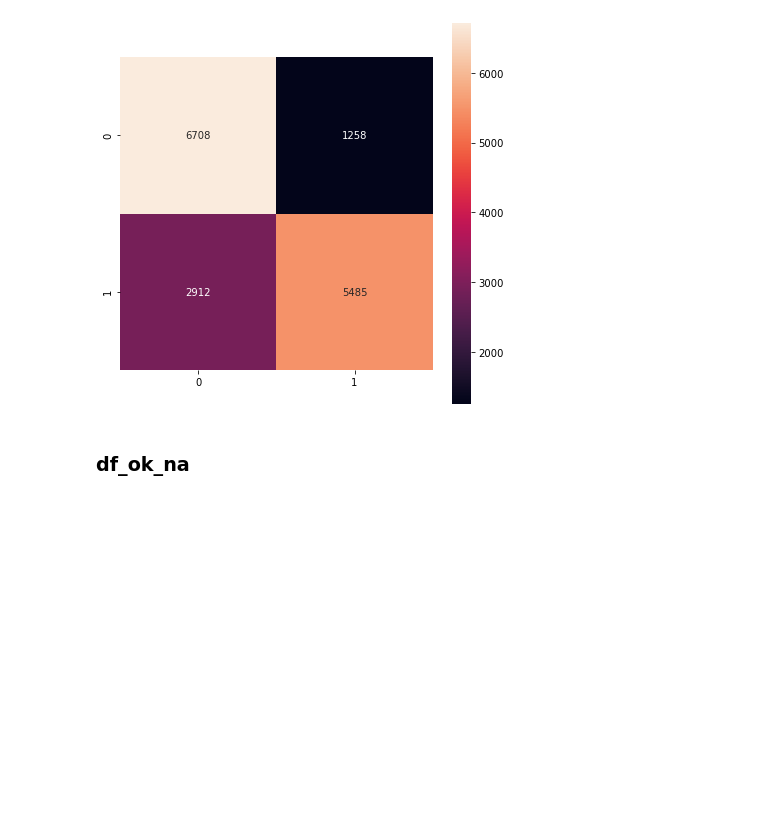
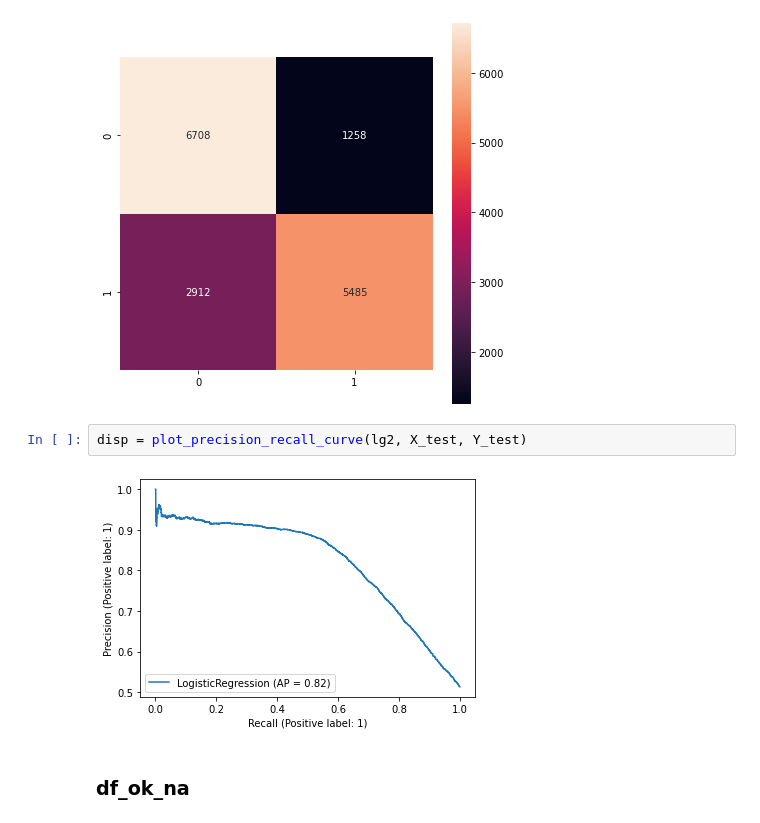
Before and after one commit to JavierAlvarezBenito/Python-imdea, a Jupyter notebook: Brazil_Classification.ipynb, the cells around one changed output. Drawn from its saved outputs; the diff is of its cells as text; blank space fills up the shorter version.

```diff
--- a/Brazil_Classification.ipynb
+++ b/Brazil_Classification.ipynb
@@ -1740,6 +1750,10 @@ Precision score: 0.8134361560136438
    macro avg       0.76      0.75      0.74     16363
 weighted avg       0.76      0.75      0.74     16363
 [figure]
+# %%
+disp = plot_precision_recall_curve(lg2, X_test, Y_test)
+# %% [output]
+[figure, added]
 # %% [markdown]
 ### df_ok_na
 # %%
```
Also changed, not shown: parts of 18 cells of this notebook, 1 other file.
